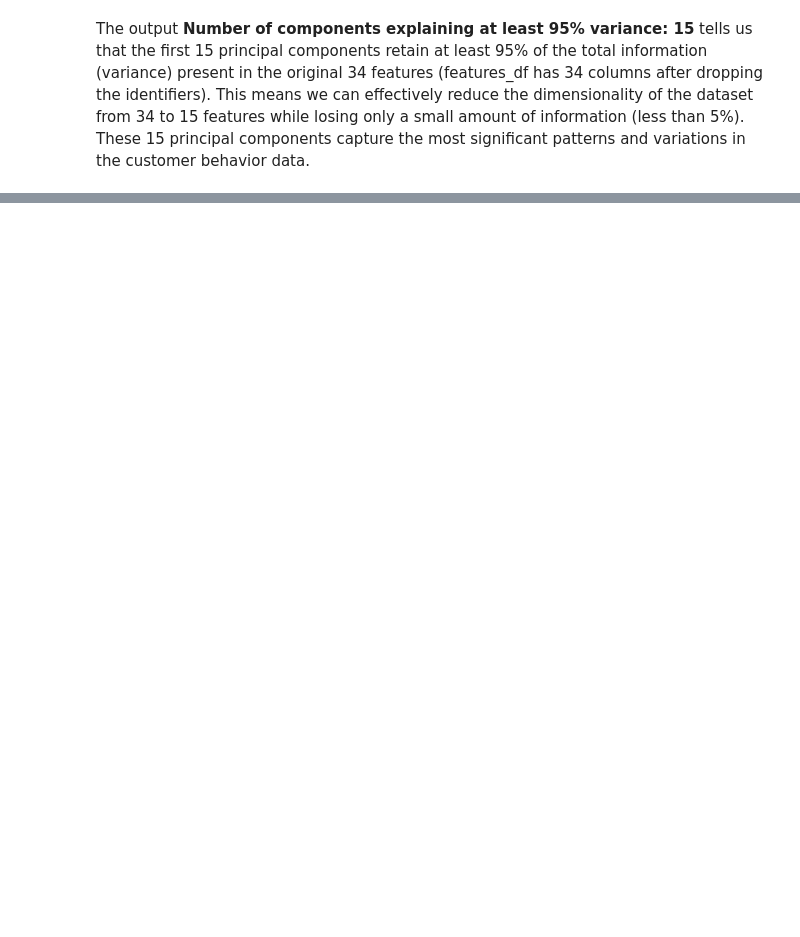
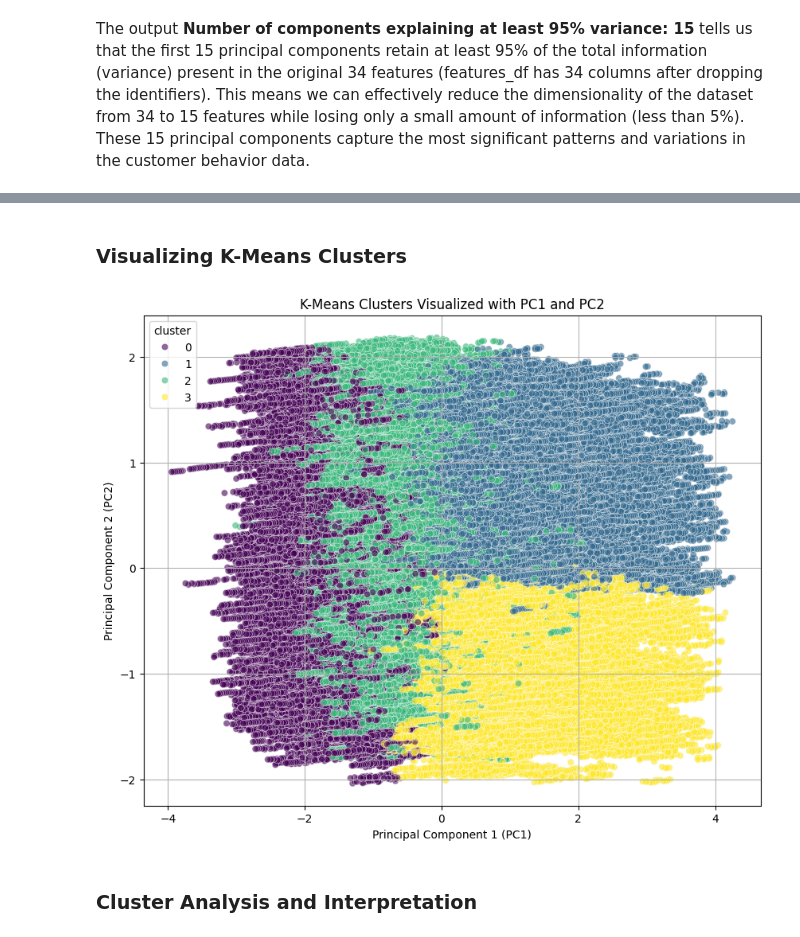
Before and after one commit to aminayusif/PurchaseIQ, a Jupyter notebook: PurchaseIQ_CustomerSegmentation_Using_K_Means_Clustering.ipynb, the cells around one changed output, grey strips where cells are left out. Cells and saved outputs as stored; diff of their text form; code cells hidden in the pictures; blank space fills up the shorter version.

```diff
--- a/PurchaseIQ_CustomerSegmentation_Using_K_Means_Clustering.ipynb
+++ b/PurchaseIQ_CustomerSegmentation_Using_K_Means_Clustering.ipynb
@@ -409,0 +442,9 @@ The output **Number of components explaining at least 95% variance: 15** tells u
+# %%
+# Based on the Elbow Method, choose an appropriate number of clusters (let's assume k=4 for now, adjust based on the plot)
+optimal_k = 4 # This should be determined from the elbow plot
+
+kmeans = KMeans(n_clusters=optimal_k, random_state=42, n_init=10)
+pca_df['cluster'] = kmeans.fit_predict(X)
+
+display(pca_df.head())
+display(pca_df['cluster'].value_counts())
@@ -409,0 +465,15 @@ The output **Number of components explaining at least 95% variance: 15** tells u
+# %% [markdown]
+### Visualizing K-Means Clusters
+# %%
+# Visualize the clusters using the first two principal components
+plt.figure(figsize=(10, 8))
+sns.scatterplot(x='PC1', y='PC2', hue='cluster', data=pca_df, palette='viridis', legend='full', alpha=0.6)
+plt.title('K-Means Clusters Visualized with PC1 and PC2')
+plt.xlabel('Principal Component 1 (PC1)')
+plt.ylabel('Principal Component 2 (PC2)')
+plt.grid(True)
+plt.show()
+# %% [output]
+[figure, added]
+# %% [markdown]
+### Cluster Analysis and Interpretation
```
Also changed, not shown: parts of 30 cells of this notebook.
